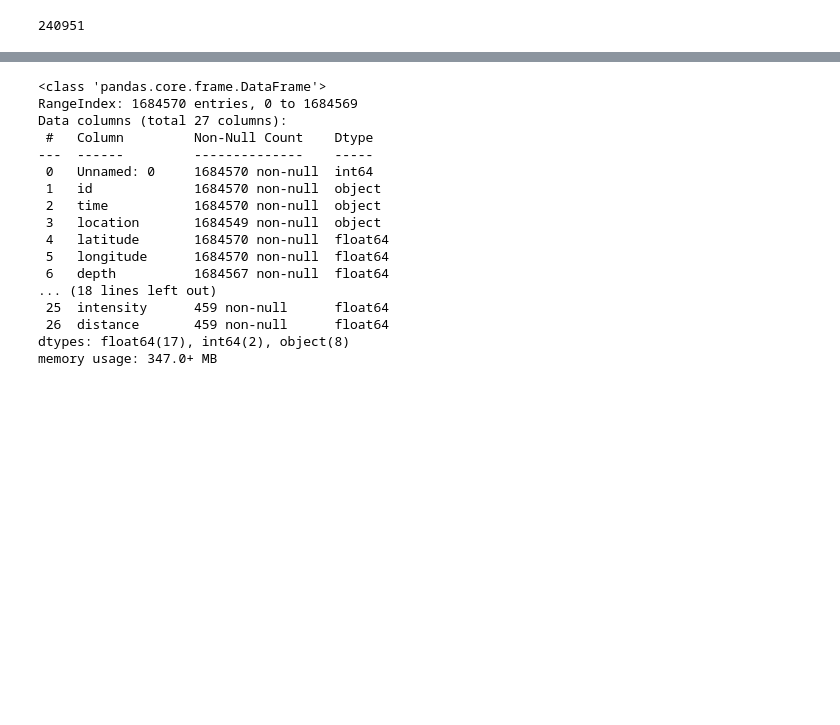
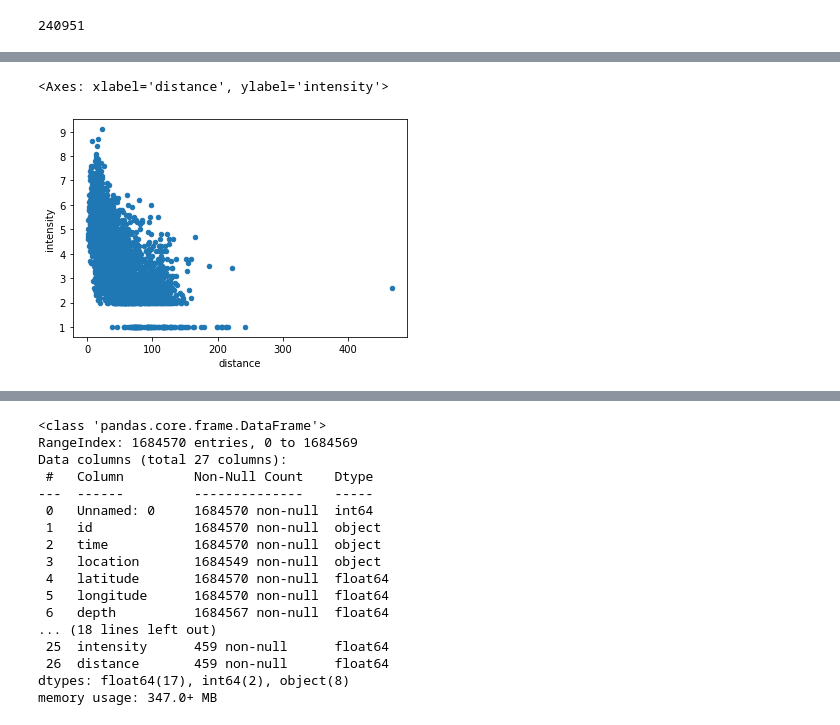
Before and after one commit to justinm329/Earthquake_Analysis, a Jupyter notebook: Untitled.ipynb, the cells around one changed output, grey strips where cells are left out. Cells and saved outputs as stored; diff of their text form; code cells hidden in the pictures; blank space fills up the shorter version.

```diff
--- a/Untitled.ipynb
+++ b/Untitled.ipynb
@@ -114,0 +167,5 @@ dyfi_grouped
+# %%
+dyfi_grouped[dyfi_grouped['distance'] < 500].plot(kind='scatter', x = 'distance', y='intensity')
+# %% [output]
+<Axes: xlabel='distance', ylabel='intensity'>
+[figure, added]
```
Also changed, not shown: parts of 16 cells of this notebook, 2 other files.
